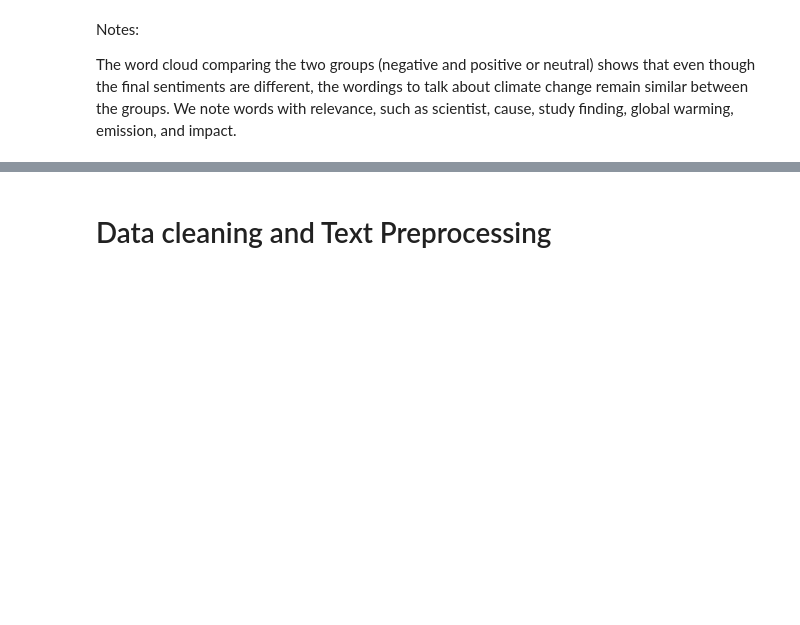
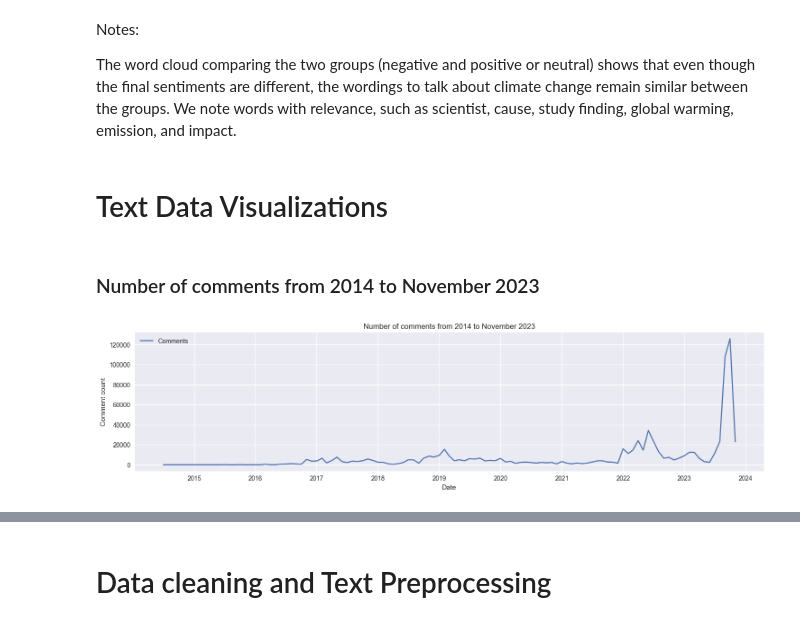
Before and after one commit to mlgomez0/advanced_python_project, a Jupyter notebook: notebooks/climate_change.ipynb, the cells around one changed output, grey strips where cells are left out. Saved outputs shown, nothing was run; the diff lists cells and outputs as text; code cells hidden in the pictures; blank space fills up the shorter version.

```diff
--- a/notebooks/climate_change.ipynb
+++ b/notebooks/climate_change.ipynb
@@ -374,3 +385,5 @@ plt.show()
 Notes:
 
 The word cloud comparing the two groups (negative and positive or neutral) shows that even though the final sentiments are different, the wordings to talk about climate change remain similar between the groups. We note words with relevance, such as scientist, cause, study finding, global warming, emission, and impact.
+# %% [markdown]
+# Text Data Visualizations
@@ -376,0 +402,24 @@ The word cloud comparing the two groups (negative and positive or neutral) shows
+# %% [markdown]
+### Number of comments from 2014 to November 2023
+# %%
+def plot_comment_per_day():
+
+    # Group data
+    df = data[['Comments', 'Year', 'Month']].copy(deep=True)
+    df['Year'] = df['Year'].astype(int)
+    df['Month'] = df['Month'].astype(int)
+    df['YearMonth'] = pd.to_datetime(df[['Year', 'Month']].assign(DAY=1))
+    df = df.groupby(by='YearMonth').agg({ 'Comments': 'sum' }).reset_index()
+
+    # Draw
+    plt.figure(figsize=(18, 4))
+    plt.plot(df['YearMonth'], df['Comments'], label='Comments')
+    plt.title('Number of comments from 2014 to November 2023')
+    plt.xlabel('Date')
+    plt.ylabel('Comment count')
+    plt.legend()
+    plt.show()
+
+plot_comment_per_day()
+# %% [output]
+[figure, added]
```
Also changed, not shown: parts of 41 cells of this notebook, 1 other file.
